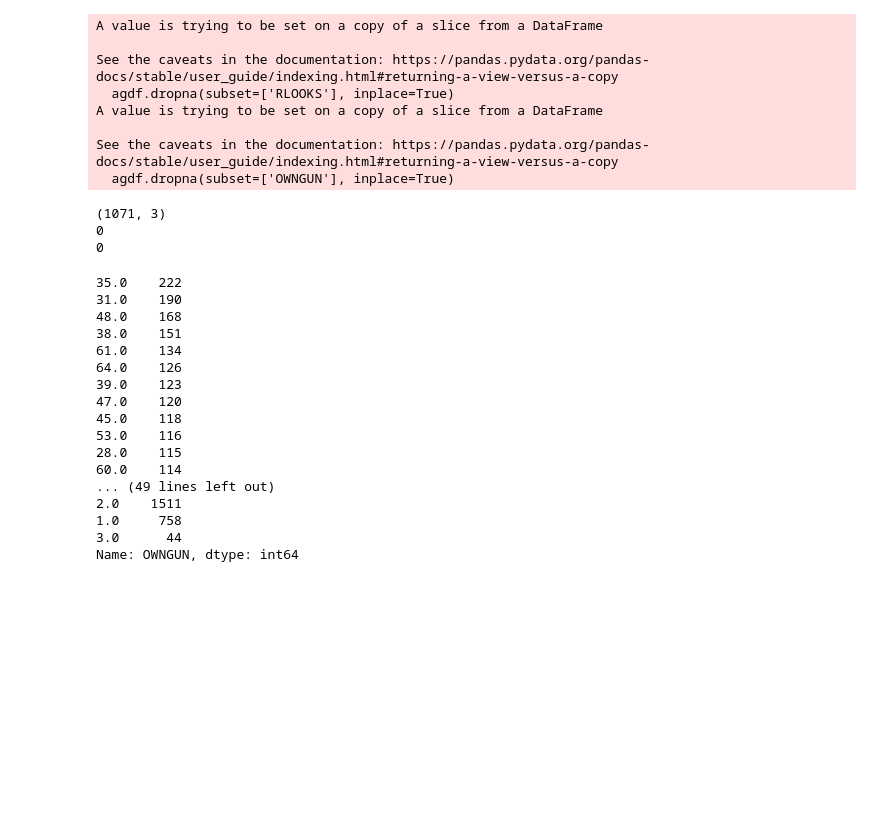
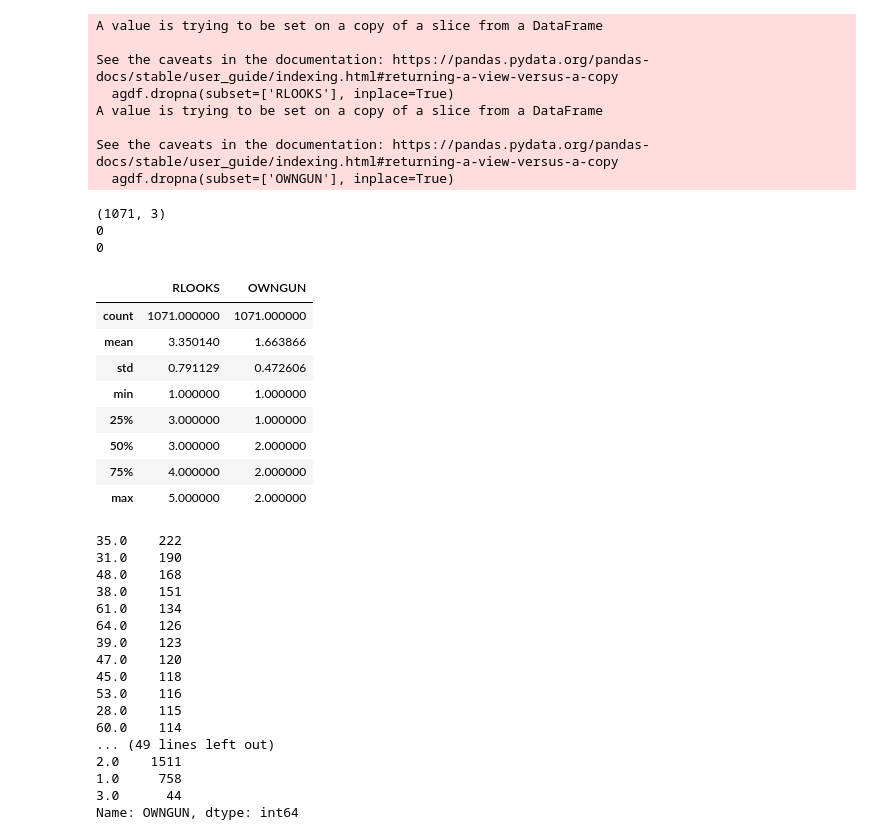
Before and after one commit to FlavienS6/project_gss, a Jupyter notebook: GSS_Final_Paper.ipynb, the cells around one changed output. Saved outputs shown, nothing was run; the diff lists cells and outputs as text; code cells hidden in the pictures; blank space fills up the shorter version.

```diff
--- a/GSS_Final_Paper.ipynb
+++ b/GSS_Final_Paper.ipynb
@@ -137,13 +141,14 @@ print(agdf['OWNGUN'].isnull().sum())
 1872
 1231
 # %%
-#Again, since we can't make any assumptions on looks, we're just going to drop every row that is either null, or didn't respond on OWNGUN.
+#Again, since we can't replace the missing data with extrapolated values, we're just going to drop every row that is either null, or didn't respond on OWNGUN.
 agdf.dropna(subset=['RLOOKS'], inplace=True)
 agdf.dropna(subset=['OWNGUN'], inplace=True)
 #The tilde (~) is a bitwise NOT operator. It flips the True values to False and vice versa. So, this expression gives you a boolean series with True where the condition is NOT met (i.e., where 'OWNGUN' is not equal to 3) and False where it is met.
 agdf = agdf[~(agdf['OWNGUN'] == 3)]
 #Again, replace 1 & 2 in OWNGUN with True and False
-agdf['Gun_Owner'] = pgdf['OWNGUN'].map({1: True, 2: False})
+agdf['Gun_Owner'] = agdf['OWNGUN'].map({1: True, 2: False})
+#Again, please ignore the red warning text below.
 # %% [output]
 A value is trying to be set on a copy of a slice from a DataFrame
 
@@ -154,13 +159,25 @@ A value is trying to be set on a copy of a slice from a DataFrame
 See the caveats in the documentation: https://pandas.pydata.org/pandas-docs/stable/user_guide/indexing.html#returning-a-view-versus-a-copy
   agdf.dropna(subset=['OWNGUN'], inplace=True)
 # %%
+#checking to see if the operation was successful... it was. No more null values!
 print(agdf.shape)
 print(agdf['RLOOKS'].isnull().sum())
 print(agdf['OWNGUN'].isnull().sum())
+#Finally, looking at a few summary statistics of the data, even if they may not mean much for OWNGUN.
+agdf.describe()
 # %% [output]
 (1071, 3)
 0
 0
+|  | RLOOKS | OWNGUN |
+| count | 1071.000000 | 1071.000000 |
+| mean | 3.350140 | 1.663866 |
+| std | 0.791129 | 0.472606 |
+| min | 1.000000 | 1.000000 |
+| 25% | 3.000000 | 1.000000 |
+| 50% | 3.000000 | 2.000000 |
+| 75% | 4.000000 | 2.000000 |
+| max | 5.000000 | 2.000000 |
 # %%
 #DATAFRAME FOR GRAPH #3, THE PRESTIGE DISTRIBUTION GRAPH BY GUN OWNERSHIP
 pgdf = idf[['PRESTG10','OWNGUN']]
```
Also changed, not shown: parts of 12 cells of this notebook.
